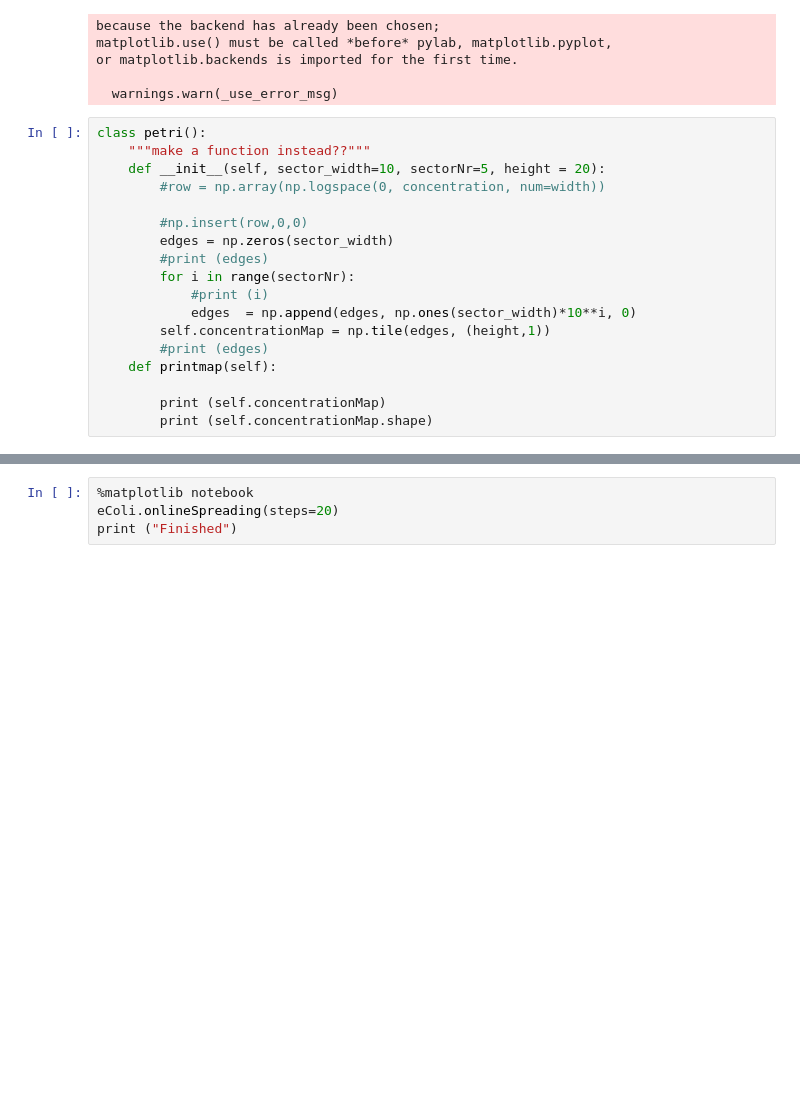
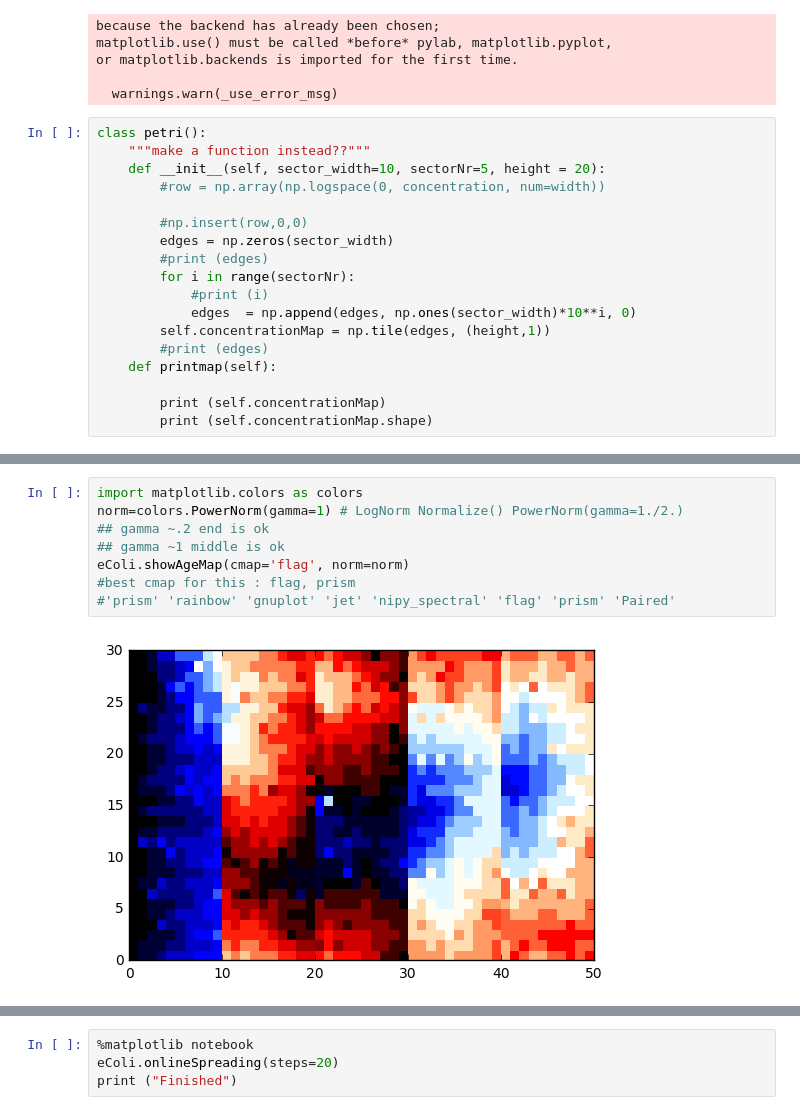
Before and after one commit to Wheele9/Petrdish-simulation, a Jupyter notebook: PetriDish.ipynb, the cells around one changed output, grey strips where cells are left out. Saved outputs shown, nothing was run; the diff lists cells and outputs as text; blank space fills up the shorter version.

```diff
--- a/PetriDish.ipynb
+++ b/PetriDish.ipynb
@@ -192,3 +190,13 @@ for i in range(simulStep):
 print ("Finished")
 # %% [output]
 Finished
+# %%
+import matplotlib.colors as colors
+norm=colors.PowerNorm(gamma=1) # LogNorm Normalize() PowerNorm(gamma=1./2.)
+## gamma ~.2 end is ok
+## gamma ~1 middle is ok
+eColi.showAgeMap(cmap='flag', norm=norm)
+#best cmap for this : flag, prism
+#'prism' 'rainbow' 'gnuplot' 'jet' 'nipy_spectral' 'flag' 'prism' 'Paired'
+# %% [output]
+[figure, added]
```
Also changed, not shown: parts of 7 cells of this notebook.
